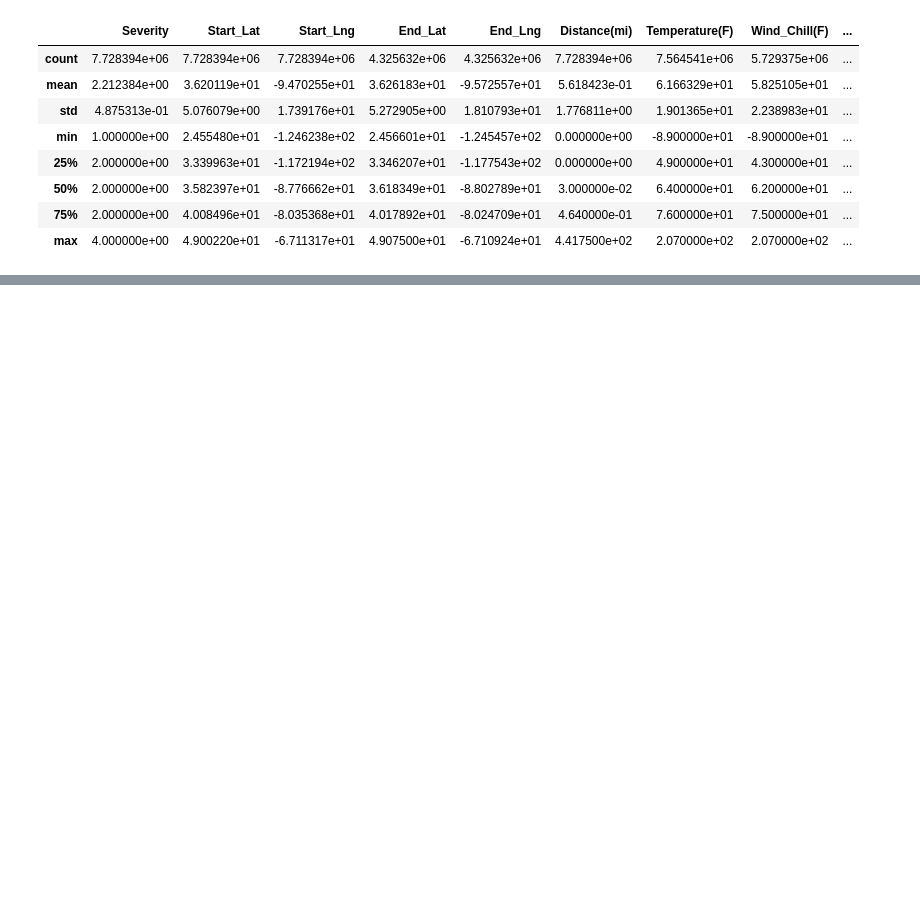
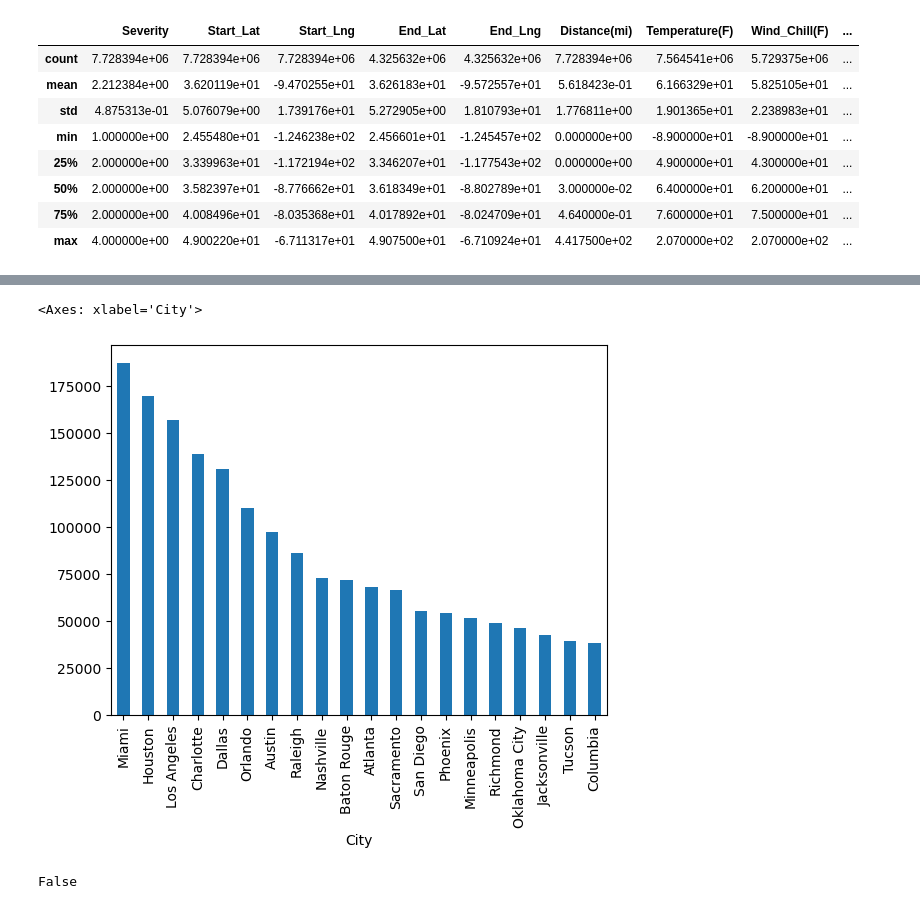
Before and after one commit to DJier/project123, a Jupyter notebook: Untitled.ipynb, the cells around one changed output, grey strips where cells are left out. Drawn from its saved outputs; the diff is of its cells as text; code cells hidden in the pictures; blank space fills up the shorter version.

```diff
--- a/Untitled.ipynb
+++ b/Untitled.ipynb
@@ -64,0 +112,3 @@ df.describe()
+# %%
+cites_accidents=df.City.value_counts()
+cites_accidents[:20]
@@ -64,0 +133,9 @@ df.describe()
+# %%
+cites_accidents[:20].plot(kind='bar')
+# %% [output]
+<Axes: xlabel='City'>
+[figure, added]
+# %%
+'Williamsburg' in df['City']
+# %% [output]
+False
```
Also changed, not shown: parts of 14 cells of this notebook.
